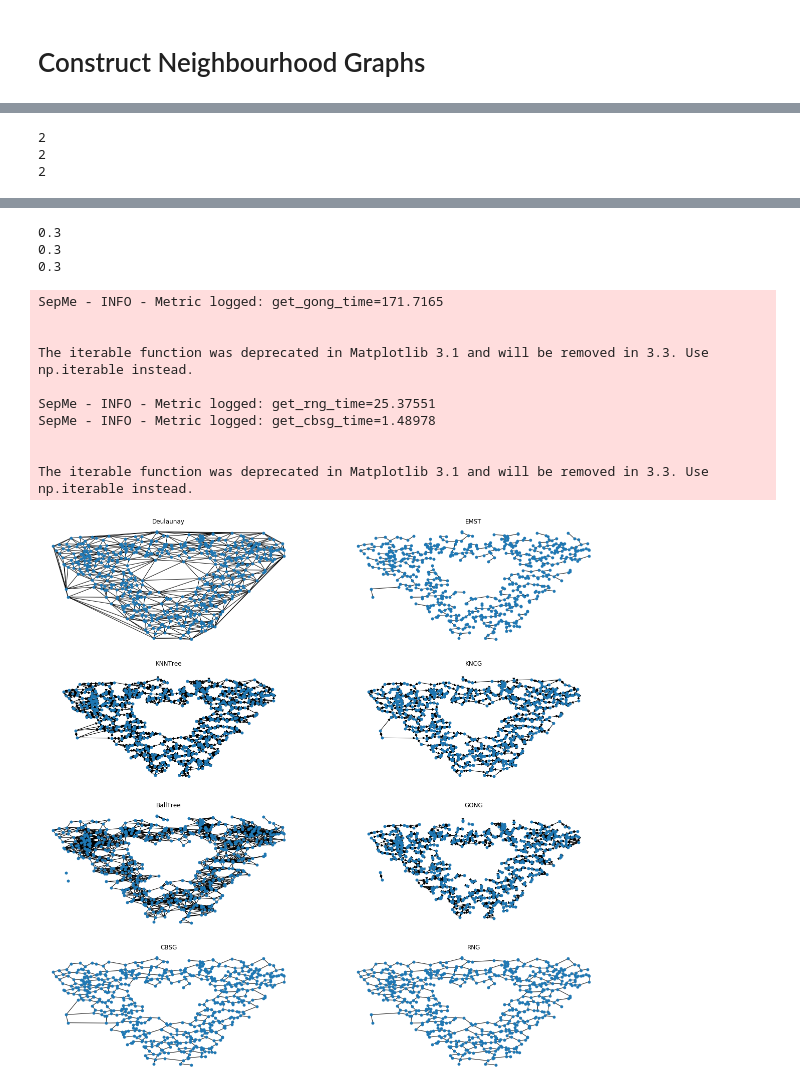
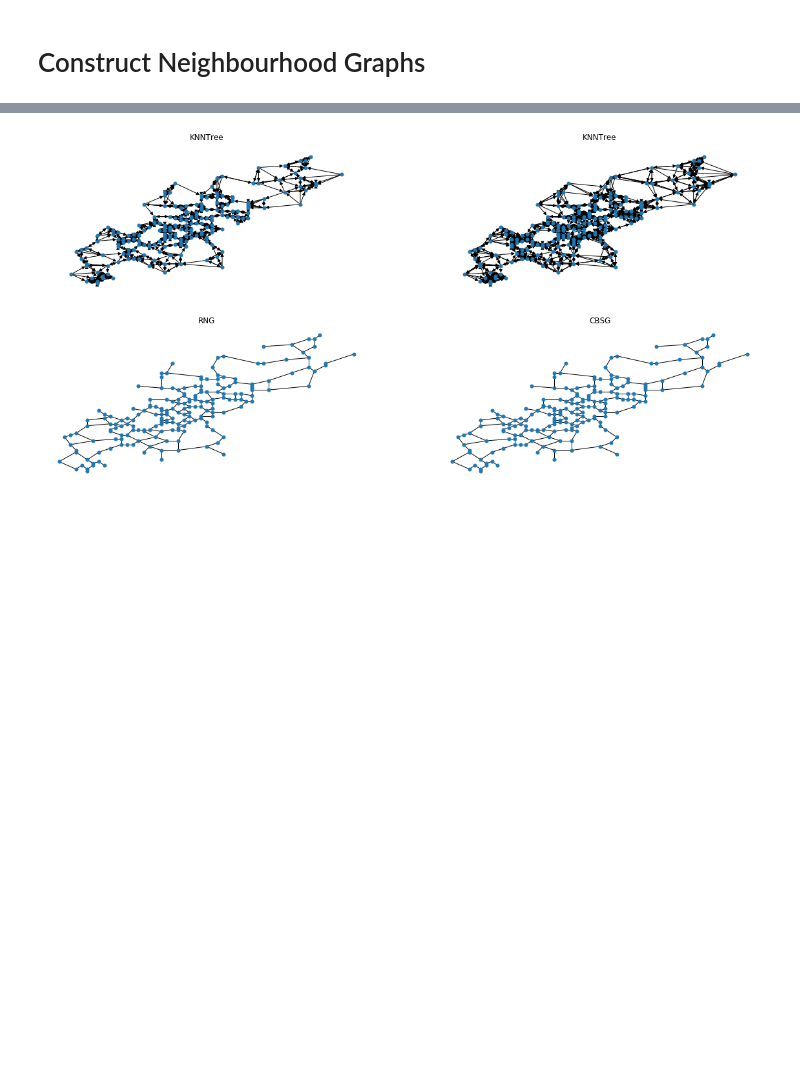
Before and after one commit to kix2mix2/SepMe, a Jupyter notebook: Jupyters/scripts_sanitychecks/Graph Neighbourhood Implementation & Sanity tests.ipynb, the cells around one changed output, grey strips where cells are left out. Saved outputs shown, nothing was run; the diff lists cells and outputs as text; code cells hidden in the pictures; blank space fills up the shorter version.

```diff
--- a/Jupyters/scripts_sanitychecks/Graph Neighbourhood Implementation & Sanity tests.ipynb
+++ b/Jupyters/scripts_sanitychecks/Graph Neighbourhood Implementation & Sanity tests.ipynb
@@ -41,6 +41,9 @@ for i, file in enumerate(df.fileName):
 sample_df.head()
 df = sample_df
 df = df.astype({'x': 'float64', 'y':'float64'})
+
+folder = '../../data/orig_data/input_data/enhanced_dim_data/'
+df = pd.read_csv(folder + 'tse300_d6-d12.csv')
 # %%
 #df = sample_df
 #df = pd.read_csv('/Users/morarica/Developer/SepMe/data/orig_data/input_data/enhanced_dim_data/cars03Cropped_d1_iso2-tsn1.csv')
@@ -71,56 +74,61 @@ pointIDXY = dict(zip(range(len(df[['x','y']])), np.array(df[['x','y']])))
 
 f = plt.figure(figsize=(20,20))
 
-# test Delauney
-graph_del = get_delaunay(df)
-plt.subplot(421, figure = f, title = 'Deulaunay')
-nx.draw(graph_del, pointIDXY, node_size=25)
+# # test Delauney
+# graph_del = get_delaunay(df)
+# plt.subplot(421, figure = f, title = 'Deulaunay')
+# nx.draw(graph_del, pointIDXY, node_size=25)
 
 
 
-# test EMST
-graph_mst = get_mst(graph_del)
-plt.subplot(422, figure = f, title = 'EMST')
-nx.draw(graph_mst, pointIDXY, node_size=25)
+# # test EMST
+# graph_mst = get_mst(graph_del)
+# plt.subplot(422, figure = f, title = 'EMST')
+# nx.draw(graph_mst, pointIDXY, node_size=25)
 
 
 # test KNNtree
 graph = get_knntree(df,4)
-plt.subplot(423, figure = f, title = 'KNNTree')
+plt.subplot(421, figure = f, title = 'KNNTree')
 nx.draw(graph, pointIDXY, node_size=25)
 
-# test KNCG
-graph_kncg = get_kncg(df, 2)
-plt.subplot(424, figure = f, title = 'KNCG')
-nx.draw(graph_kncg, pointIDXY, node_size=25)
+# test KNNtree
+graph = get_knntree(df,6)
+plt.subplot(422, figure = f, title = 'KNNTree')
+nx.draw(graph, pointIDXY, node_size=25)
+
+# # test KNCG
+# graph_kncg = get_kncg(df, 2)
+# plt.subplot(424, figure = f, title = 'KNCG')
+# nx.draw(graph_kncg, pointIDXY, node_size=25)
 
 
-# test BallTree
-graph = get_balltree(df, 50)
-plt.subplot(425, figure = f, title = 'BallTree')
-nx.draw(graph, pointIDXY, node_size=25)
+# # test BallTree
+# graph = get_balltree(df, 50)
+# plt.subplot(425, figure = f, title = 'BallTree')
+# nx.draw(graph, pointIDXY, node_size=25)
 
 
-# test Convex Hull (CH)
-graph_ch = get_convex_hull(df)
-plt.subplot(426, figure = f, title = 'CH')
-nx.draw(graph_ch, pointIDXY, node_size=25)
+# # test Convex Hull (CH)
+# graph_ch = get_convex_hull(df)
+# plt.subplot(426, figure = f, title = 'CH')
+# nx.draw(graph_ch, pointIDXY, node_size=25)
 
 
-# test GONG
-gong = get_gong(df, 0.3)
-plt.subplot(426, figure = f, title = 'GONG')
-nx.draw(gong, pointIDXY, node_size=25)
+# # test GONG
+# gong = get_gong(df, 0.3)
+# plt.subplot(426, figure = f, title = 'GONG')
+# nx.draw(gong, pointIDXY, node_size=25)
 
 
 graph_rng = get_rng(df, graph_del, graph_mst)
-plt.subplot(428, figure = f, title = 'RNG')
+plt.subplot(423, figure = f, title = 'RNG')
 nx.draw(graph_rng, pointIDXY, node_size=25)
 
 
 # test CBSG
 cbsg = get_cbsg(df, 2)
-plt.subplot(427, figure = f, title = 'CBSG')
+plt.subplot(424, figure = f, title = 'CBSG')
 nx.draw(cbsg, pointIDXY, node_size=25)
 
 plt.show()
@@ -144,3 +149,0 @@ SepMe - INFO - Metric logged: get_knntree_time=0.00731
-2
-2
-2
@@ -159,14 +150 @@ The iterable function was deprecated in Matplotlib 3.1 and will be removed in 3.
-0.3
-0.3
-0.3
-SepMe - INFO - Metric logged: get_gong_time=171.7165
-
-
-The iterable function was deprecated in Matplotlib 3.1 and will be removed in 3.3. Use np.iterable instead.
-
-SepMe - INFO - Metric logged: get_rng_time=25.37551
-SepMe - INFO - Metric logged: get_cbsg_time=1.48978
-
-
-The iterable function was deprecated in Matplotlib 3.1 and will be removed in 3.3. Use np.iterable instead.
-[figure, old version]
+[figure, new version]
```
Also changed, not shown: parts of 3 cells of this notebook, 8 other files.
